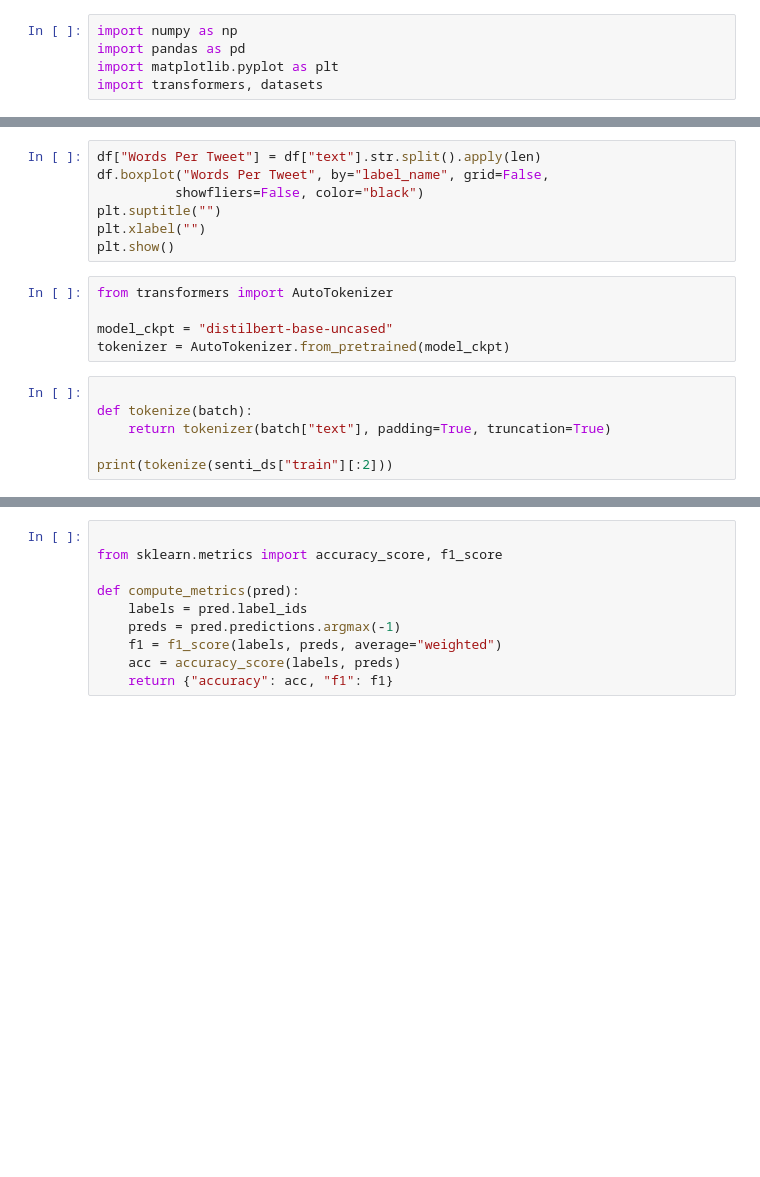
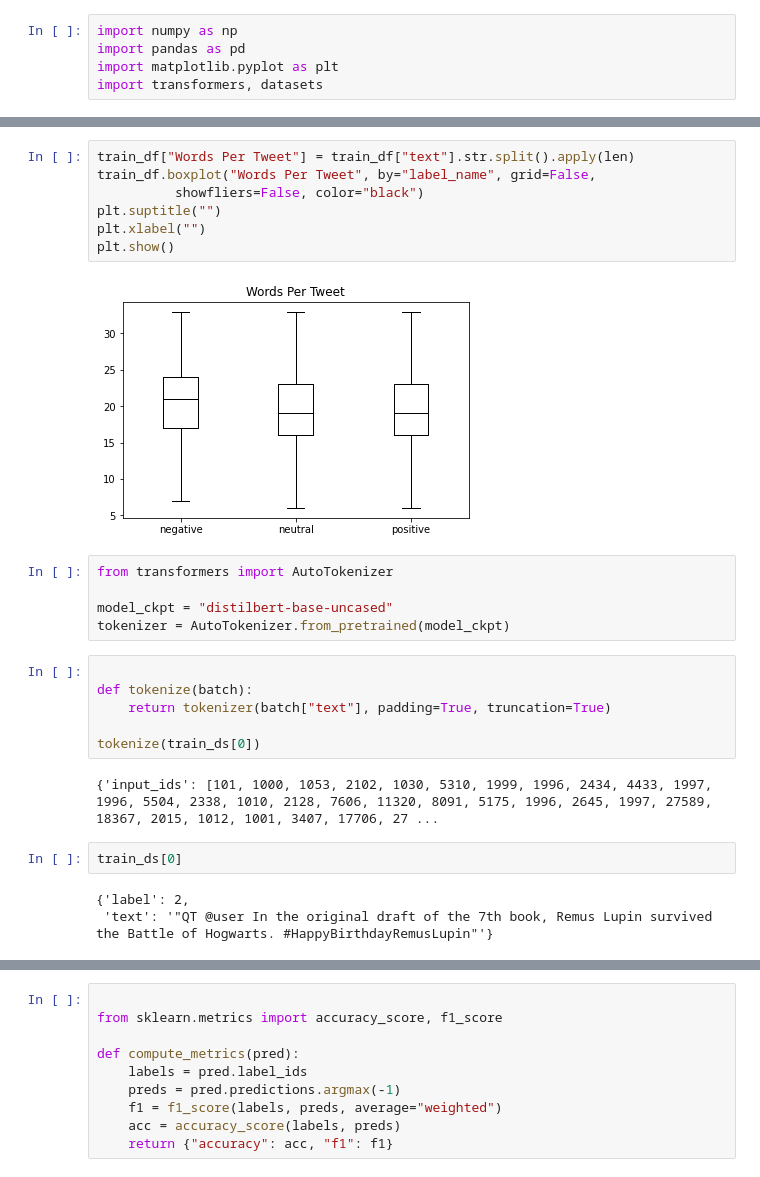
Before and after one commit to neuromorph/TweetEval-Sentiment-HF, a Jupyter notebook: TweetEval_Sentiment_HuggingFace.ipynb, the cells around one changed output, grey strips where cells are left out. Cells and saved outputs as stored; diff of their text form; blank space fills up the shorter version.

```diff
--- a/TweetEval_Sentiment_HuggingFace.ipynb
+++ b/TweetEval_Sentiment_HuggingFace.ipynb
@@ -35,10 +76,12 @@ plt.show()
 # %%
-df["Words Per Tweet"] = df["text"].str.split().apply(len)
-df.boxplot("Words Per Tweet", by="label_name", grid=False,
+train_df["Words Per Tweet"] = train_df["text"].str.split().apply(len)
+train_df.boxplot("Words Per Tweet", by="label_name", grid=False,
           showfliers=False, color="black")
 plt.suptitle("")
 plt.xlabel("")
 plt.show()
+# %% [output]
+[figure, added]
 # %%
 from transformers import AutoTokenizer
 
@@ -49,7 +92,14 @@ tokenizer = AutoTokenizer.from_pretrained(model_ckpt)
 def tokenize(batch):
     return tokenizer(batch["text"], padding=True, truncation=True)
 
-print(tokenize(senti_ds["train"][:2]))
+tokenize(train_ds[0])
+# %% [output]
+{'input_ids': [101, 1000, 1053, 2102, 1030, 5310, 1999, 1996, 2434, 4433, 1997, 1996, 5504, 2338, 1010, 2128, 7606, 11320, 8091, 5175, 1996, 2645, 1997, 27589, 18367, 2015, 1012, 1001, 3407, 17706, 27 ...
+# %%
+train_ds[0]
+# %% [output]
+{'label': 2,
+ 'text': '"QT @user In the original draft of the 7th book, Remus Lupin survived the Battle of Hogwarts. #HappyBirthdayRemusLupin"'}
 # %%
 senti_tok = senti_ds.map(tokenize, batched=True, batch_size=None)
 print(senti_tok["train"].column_names)
```
Also changed, not shown: parts of 10 cells of this notebook.
